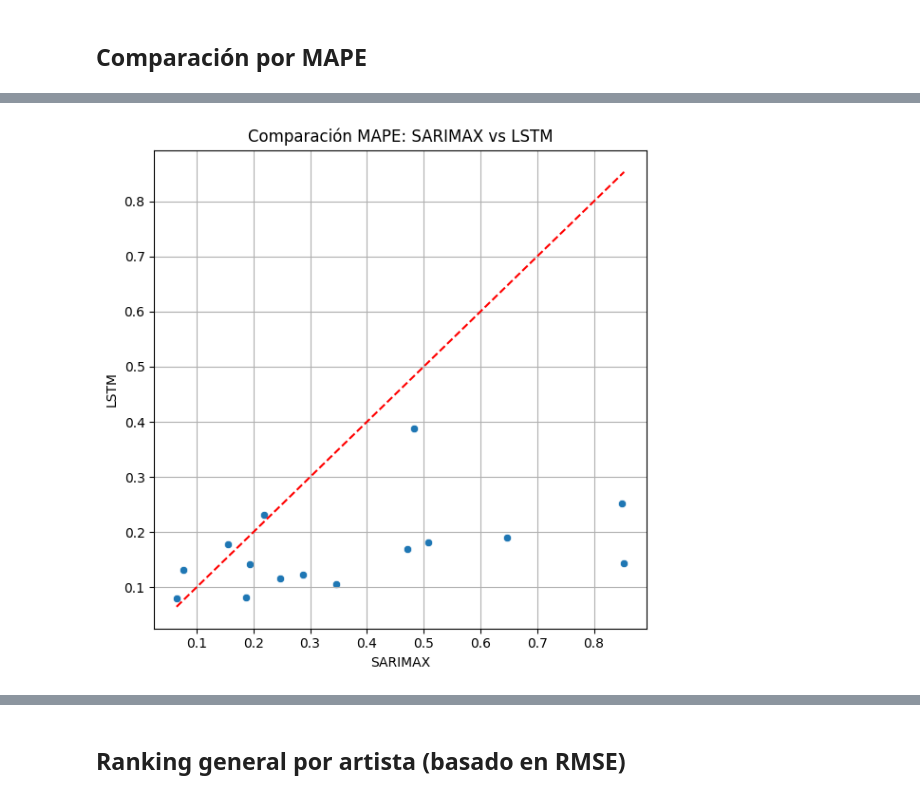
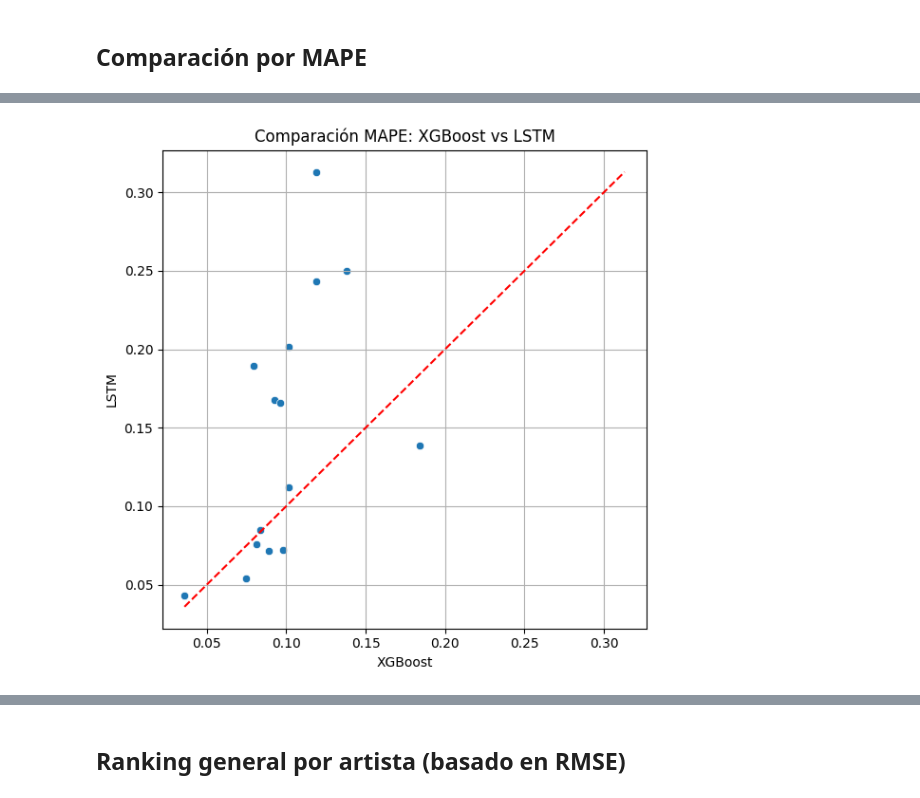
Before and after one commit to florfede/Tesis2025, a Jupyter notebook: notebooks/comparacion_modelos_por_artista.ipynb, the cells around one changed output, grey strips where cells are left out. Drawn from its saved outputs; the diff is of its cells as text; code cells hidden in the pictures.

```diff
--- a/notebooks/comparacion_modelos_por_artista.ipynb
+++ b/notebooks/comparacion_modelos_por_artista.ipynb
@@ -37,19 +37,19 @@ plt.show()
 import seaborn as sns
 
 # Comparación SARIMAX vs LSTM
-sarimax_rmse = sarimax.set_index("Artist_ID")["RMSE"]
+xgboost_rmse = xgboost.set_index("Artist_ID")["RMSE"]
 lstm_rmse = lstm.set_index("Artist_ID")["RMSE"]
 
 comparativa = pd.DataFrame({
-    'SARIMAX': sarimax_rmse,
+    'XGBoost': xgboost_rmse,
     'LSTM': lstm_rmse
 }).dropna()
 
 plt.figure(figsize=(6,6))
-sns.scatterplot(x="SARIMAX", y="LSTM", data=comparativa)
+sns.scatterplot(x="XGBoost", y="LSTM", data=comparativa)
 plt.plot([comparativa.min().min(), comparativa.max().max()],
          [comparativa.min().min(), comparativa.max().max()], 'r--')
-plt.title("Comparación RMSE: SARIMAX vs LSTM")
+plt.title("Comparación RMSE: XGBoost vs LSTM")
 plt.grid(True)
 plt.tight_layout()
 plt.show()
@@ -79,22 +79,22 @@ plt.show()
 # %%
-sarimax_mape = sarimax.set_index("Artist_ID")["MAPE"]
+xgboost_mape = xgboost.set_index("Artist_ID")["MAPE"]
 lstm_mape = lstm.set_index("Artist_ID")["MAPE"]
 
 comparativa_mape = pd.DataFrame({
-    'SARIMAX': sarimax_mape,
+    'XGBoost': xgboost_mape,
     'LSTM': lstm_mape
 }).dropna()
 
 plt.figure(figsize=(6,6))
-sns.scatterplot(x="SARIMAX", y="LSTM", data=comparativa_mape)
+sns.scatterplot(x="XGBoost", y="LSTM", data=comparativa_mape)
 plt.plot([comparativa_mape.min().min(), comparativa_mape.max().max()],
          [comparativa_mape.min().min(), comparativa_mape.max().max()], 'r--')
-plt.title("Comparación MAPE: SARIMAX vs LSTM")
+plt.title("Comparación MAPE: XGBoost vs LSTM")
 plt.grid(True)
 plt.tight_layout()
 plt.show()
 # %% [output]
-[figure, old version]
+[figure, new version]
 # %%
 mejor_modelo_mape = df_modelos.loc[df_modelos.groupby("Artist_ID")["MAPE"].idxmin()]
 conteo_mape = mejor_modelo_mape["Modelo"].value_counts()
```
Also changed, not shown: parts of 19 cells of this notebook.
